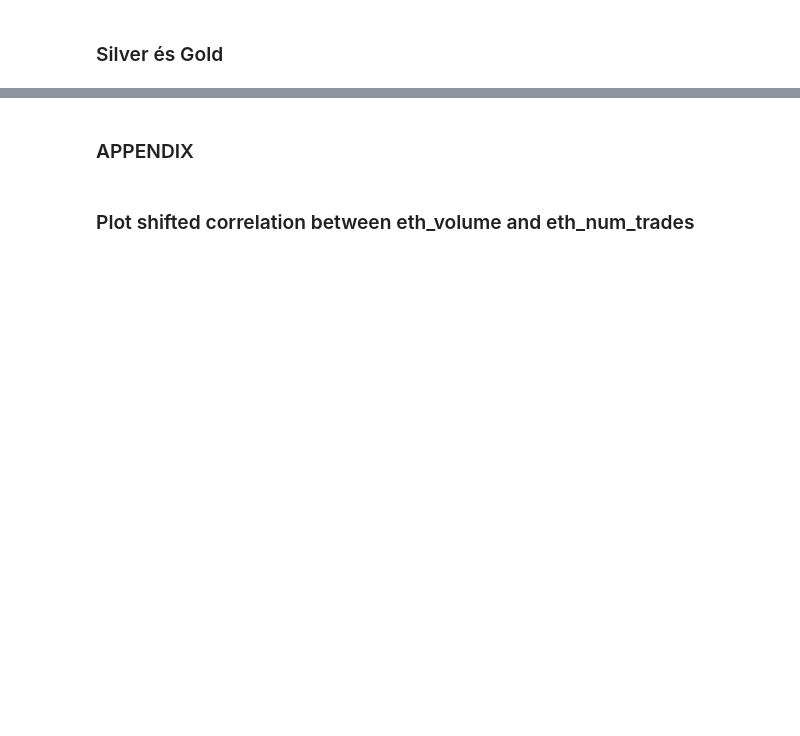
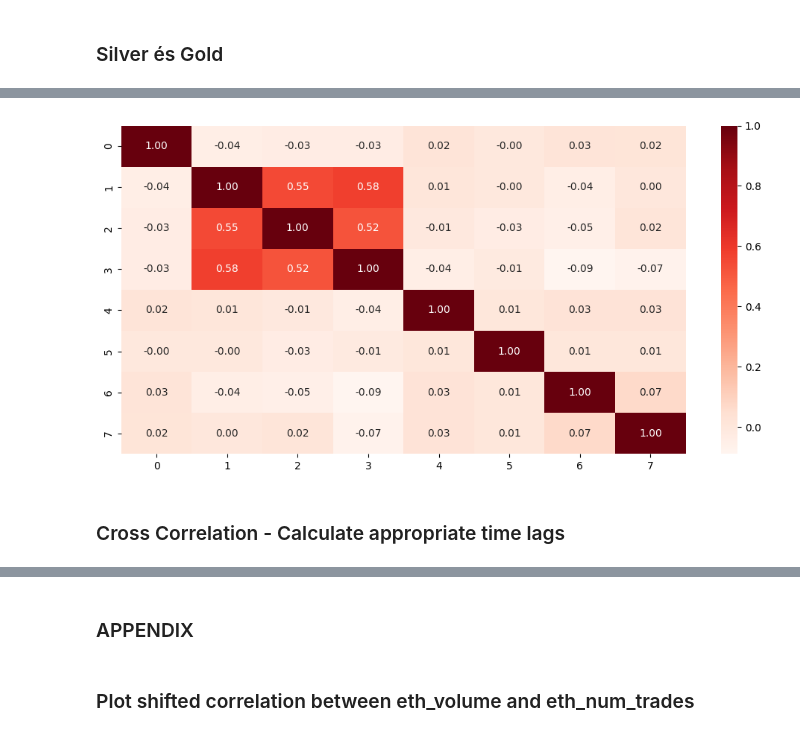
Before and after one commit to danieltar18/ethereum_analysis, a Jupyter notebook: statistics_of_training_dataset.ipynb, the cells around one changed output, grey strips where cells are left out. Drawn from its saved outputs; the diff is of its cells as text; code cells hidden in the pictures; blank space fills up the shorter version.

```diff
--- a/statistics_of_training_dataset.ipynb
+++ b/statistics_of_training_dataset.ipynb
@@ -861,0 +1225,9 @@ plot_3_lineplots_sep_axis(section1,
+# %%
+stationary_section2[cols_with_negatives] = section2[cols_with_negatives].diff()
+# %%
+stationary_section2.dropna(inplace=True)
+# %%
+for col in stationary_section2:
+    stationary_section2[col]
+    print(col)
+    is_stationary(stationary_section2[col])
@@ -861,0 +1262,13 @@ plot_3_lineplots_sep_axis(section1,
+# %%
+stationary_section2 = stationary_section2[[col for col in stationary_section2 if "eth_close" != col] + ["eth_close"]]
+# %%
+##Pearson daily change correlation ## talán moving avg lehetne haszálni híreknél
+plt.figure(figsize=default_figsize)
+sns.heatmap(stationary_section2.corr(), annot=True, cmap="Reds", fmt=".2f"); ## period maybe more than one
+plt.tight_layout()
+plt.savefig("charts/section2/section2_heatmap.png")
+plt.show()
+# %% [output]
+[figure, added]
+# %% [markdown]
+### Cross Correlation - Calculate appropriate time lags
```
Also changed, not shown: parts of 146 cells of this notebook.
